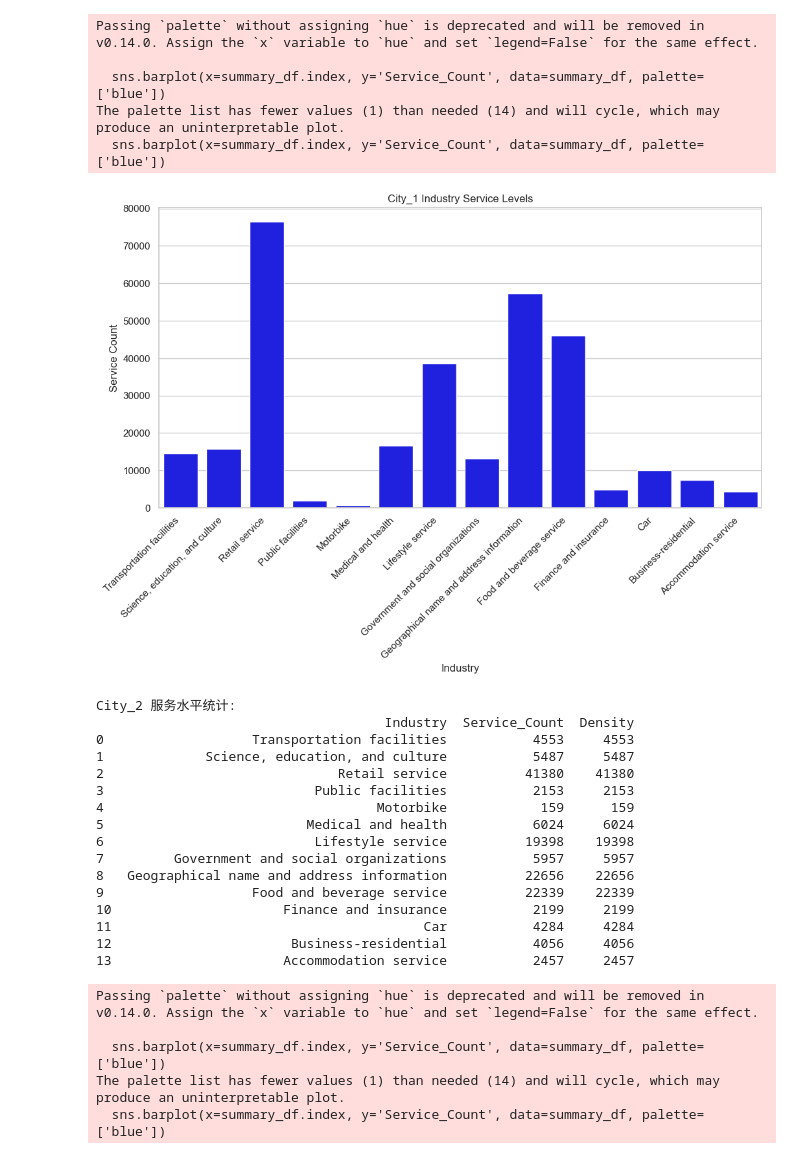
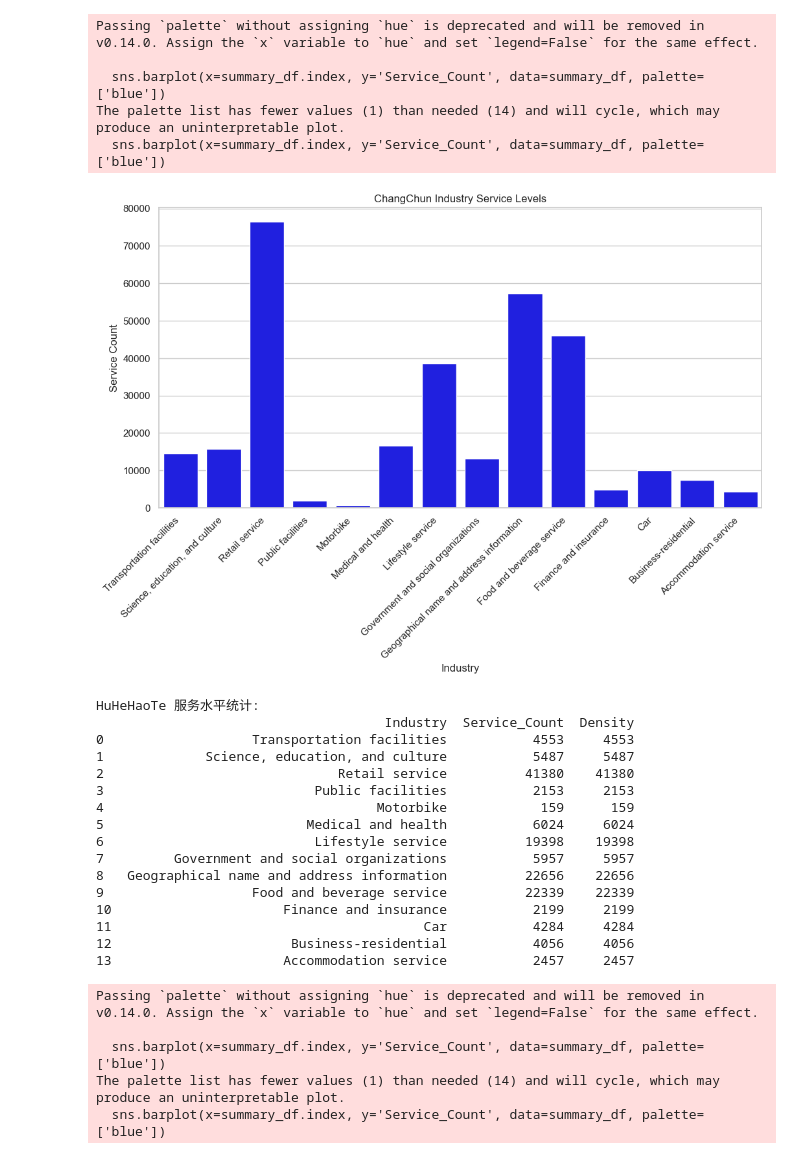
Before and after one commit to shydoors/just-for-playing, a Jupyter notebook: q2.ipynb, the cells around one changed output. Cells and saved outputs as stored; diff of their text form; code cells hidden in the pictures.

```diff
--- a/q2.ipynb
+++ b/q2.ipynb
@@ -139,17 +139,17 @@ def analyze_service_levels(city_data, city_name):
 
     os.makedirs('images', exist_ok=True)
     # 保存图片到images文件夹
-    plt.savefig(f'images\\{city_name}-1.jpg')
+    plt.savefig(f'images\\{city_name}-柱状图.jpg')
     # 显示图形
     plt.show()
 
 
 
 # 加载城市1和城市2的数据
-city1_data = load_data('Appendix-3')
-city2_data = load_data('Appendix-4')
+city1_data = load_data('长春市')
+city2_data = load_data('呼和浩特市')
 
 # 分析城市1和城市2的服务水平
-analyze_service_levels(city1_data, "City_1")
-analyze_service_levels(city2_data, "City_2")
+analyze_service_levels(city1_data, "ChangChun")
+analyze_service_levels(city2_data, "HuHeHaoTe")
 # %% [output]
@@ -157,25 +157,25 @@ City_1 服务水平统计:
                                      Industry  Service_Count  Density
 0                   Transportation facilities          14502    14502
 1             Science, education, and culture          15731    15731
 2                              Retail service          76444    76444
 3                           Public facilities           1915     1915
 4                                   Motorbike            691      691
 5                          Medical and health          16647    16647
 6                           Lifestyle service          38533    38533
 7         Government and social organizations          13235    13235
 8   Geographical name and address information          57339    57339
 9                   Food and beverage service          46049    46049
 10                      Finance and insurance           4792     4792
 11                                        Car          10135    10135
 12                       Business-residential           7523     7523
 13                      Accommodation service           4399     4399
 Passing `palette` without assigning `hue` is deprecated and will be removed in v0.14.0. Assign the `x` variable to `hue` and set `legend=False` for the same effect.
 
   sns.barplot(x=summary_df.index, y='Service_Count', data=summary_df, palette=['blue'])
 The palette list has fewer values (1) than needed (14) and will cycle, which may produce an uninterpretable plot.
   sns.barplot(x=summary_df.index, y='Service_Count', data=summary_df, palette=['blue'])
-[figure, old version]
+[figure, new version]
-City_2 服务水平统计:
+HuHeHaoTe 服务水平统计:
                                      Industry  Service_Count  Density
 0                   Transportation facilities           4553     4553
 1             Science, education, and culture           5487     5487
```
Also changed, not shown: parts of 3 cells of this notebook, 38 other files.
